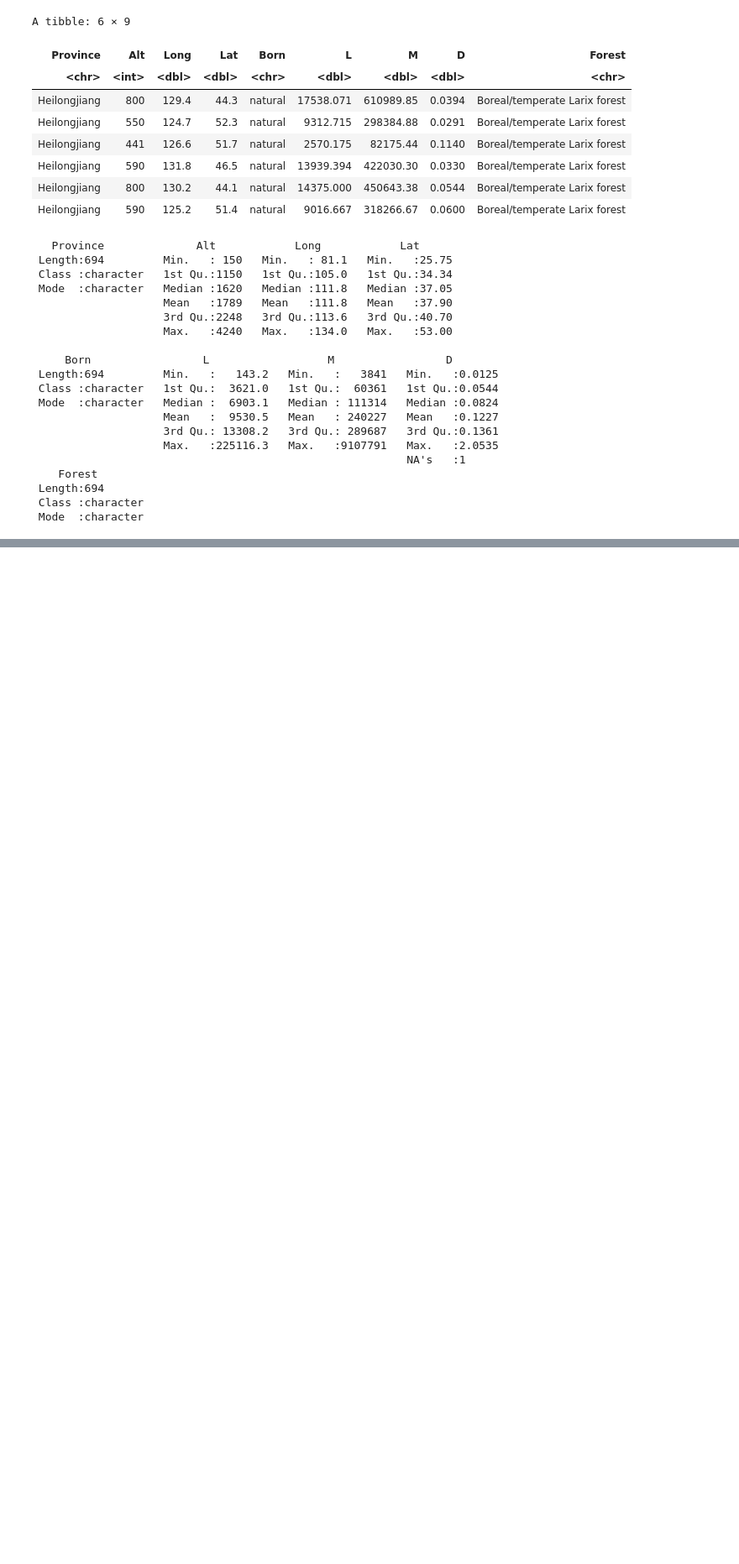
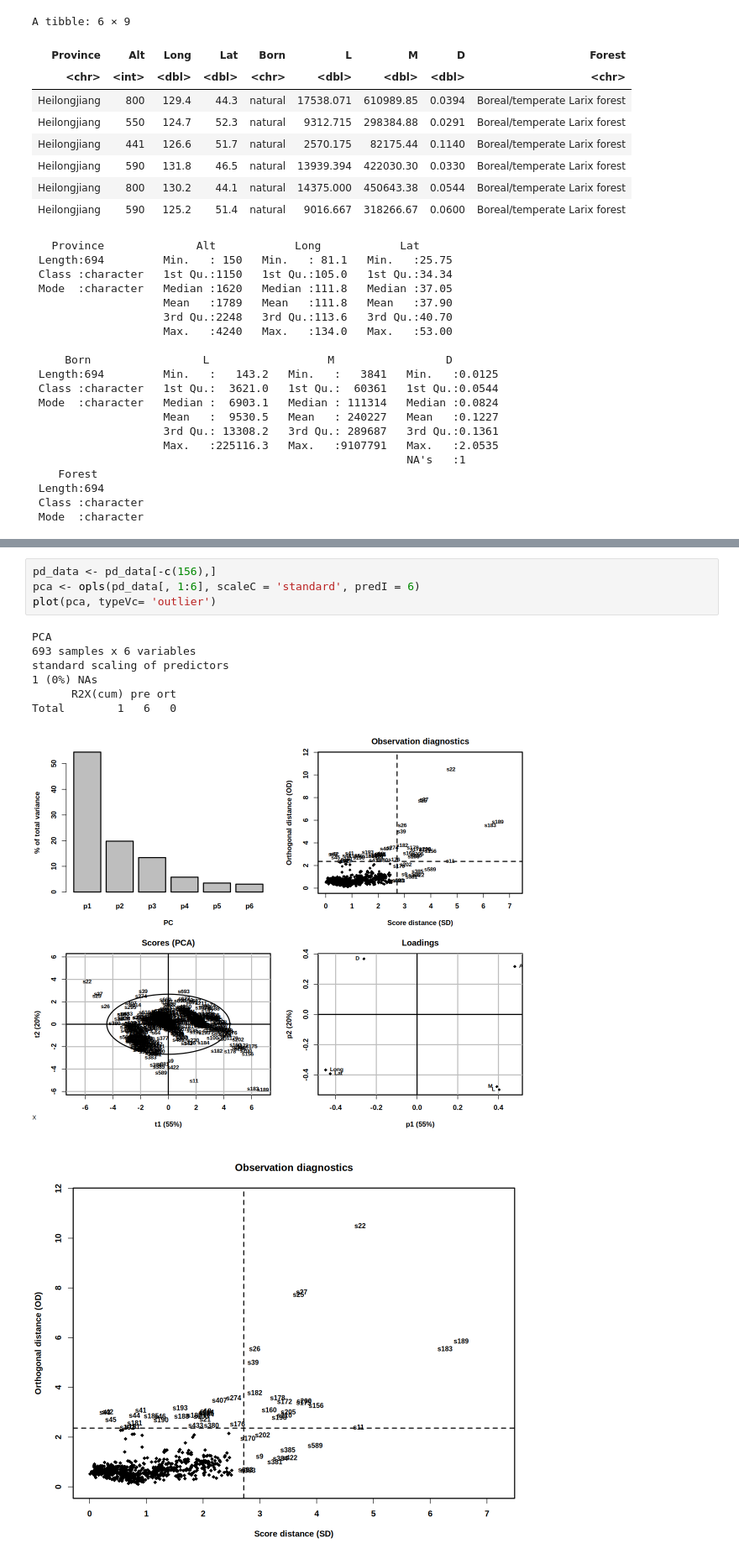
Before and after one commit to zepolrepus/DSAPA, a Jupyter notebook: AllometricRelationsPlants/inicio.ipynb, the cells around one changed output, grey strips where cells are left out. Shown at 84% size. Cells and saved outputs as stored; diff of their text form; blank space fills up the shorter version.

```diff
--- a/AllometricRelationsPlants/inicio.ipynb
+++ b/AllometricRelationsPlants/inicio.ipynb
@@ -121,0 +163,13 @@ A tibble: 6 × 9
+# %%
+pd_data <- pd_data[-c(156),]
+pca <- opls(pd_data[, 1:6], scaleC = 'standard', predI = 6)
+plot(pca, typeVc= 'outlier')
+# %% [output]
+PCA
+693 samples x 6 variables
+standard scaling of predictors
+1 (0%) NAs
+      R2X(cum) pre ort
+Total        1   6   0
+[figure, added]
+[figure, added]
```
Also changed, not shown: parts of 5 cells of this notebook.
